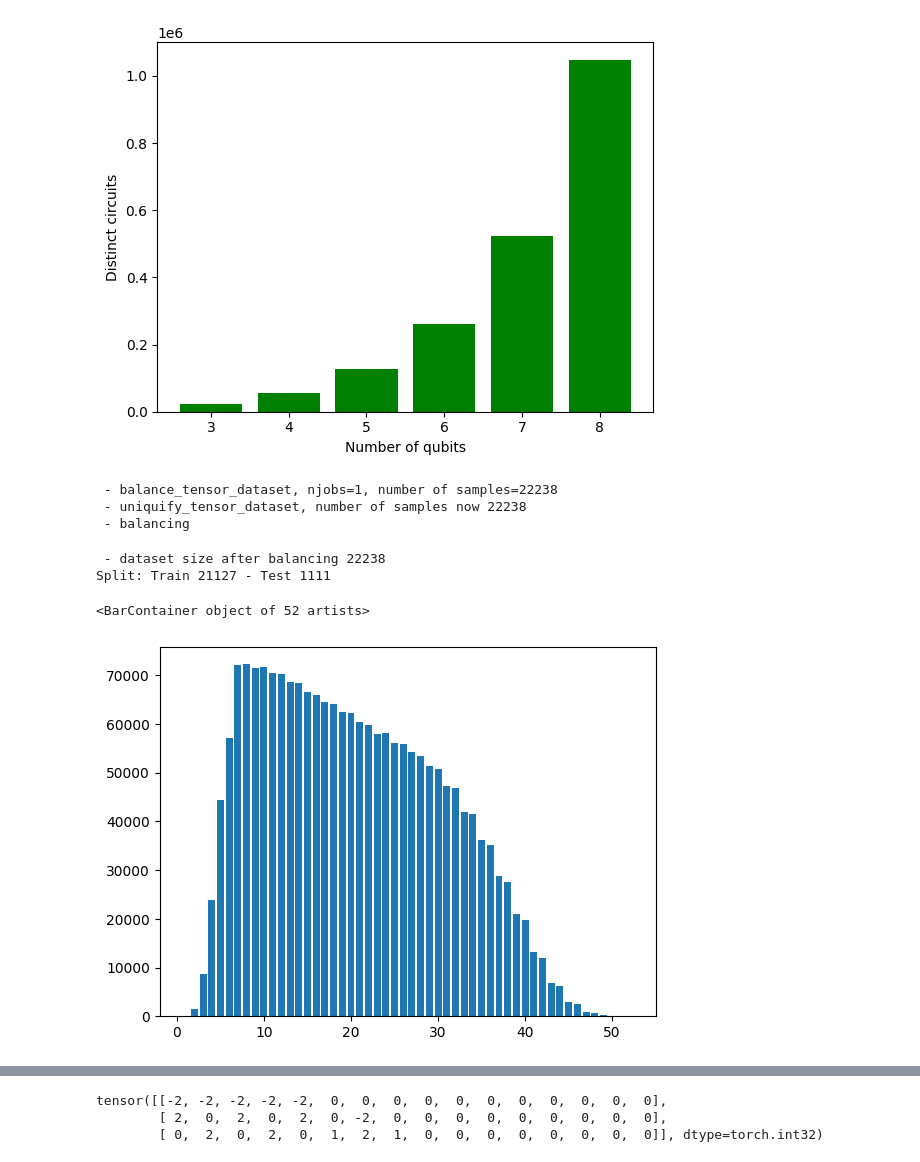
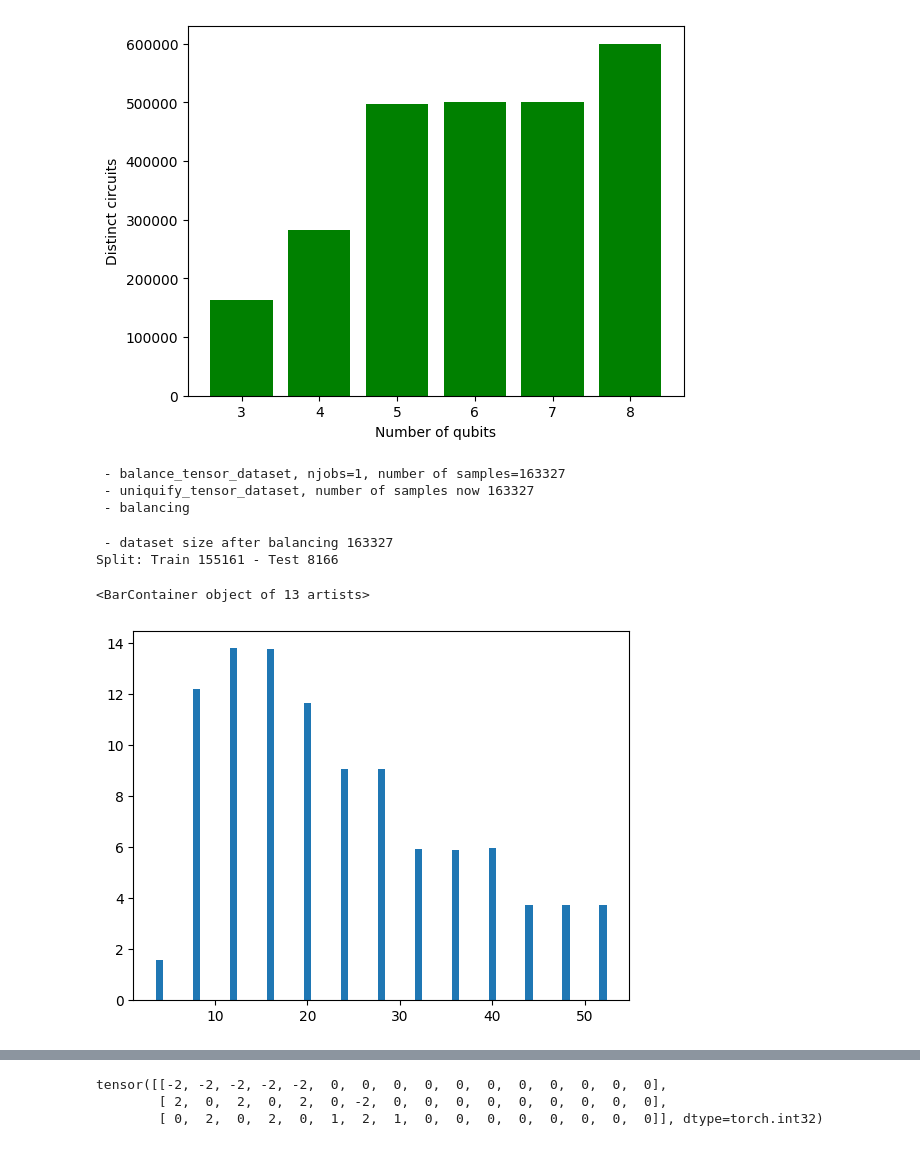
Before and after one commit to lionlion37/qcircuit-generation, a Jupyter notebook: notebooks/dataset_exploration.ipynb, the cells around one changed output, grey strips where cells are left out. Drawn from its saved outputs; the diff is of its cells as text; code cells hidden in the pictures.

```diff
--- a/notebooks/dataset_exploration.ipynb
+++ b/notebooks/dataset_exploration.ipynb
@@ -22,7 +22,8 @@ with initialize(version_base=None, config_path="../conf"):
 # dataset loading
 datasets = []
 for ds_name in ["srv_3q_dataset", "srv_4q_dataset", "srv_5q_dataset", "srv_6q_dataset", "srv_7q_dataset", "srv_8q_dataset"]:
-    dataset_path = f"../data/paper/{ds_name}"
+    dataset_path = f"../datasets/paper_quditkit/{ds_name}"
+    # dataset_path = f"../datasets/paper_qiskit/{ds_name}"
     dataset_loader = DatasetLoader(device="cpu", config=cfg)
     dataset = dataset_loader.load_dataset(dataset_path)
     datasets.append(dataset)
@@ -81,7 +82,7 @@ plt.ylabel("Distinct circuits")
 
 plt.show()
 # %% [output]
-[figure, old version]
+[figure, new version]
 # %%
 circuit_length_counts = dict()
 
@@ -120,16 +121,28 @@ mixed_dataset, _ = circuits_dataset.MixedCircuitsConfigDataset.from_datasets(
                                         **asdict(datasets[0].params_config),
                                         )
 # %% [output]
- - balance_tensor_dataset, njobs=1, number of samples=22238
- - uniquify_tensor_dataset, number of samples now 22238
+ - balance_tensor_dataset, njobs=1, number of samples=163327
+ - uniquify_tensor_dataset, number of samples now 163327
  - balancing
- - dataset size after balancing 22238
-Split: Train 21127 - Test 1111
+ - dataset size after balancing 163327
+Split: Train 155161 - Test 8166
 # %%
-plt.bar(circuit_length_counts.keys(), circuit_length_counts.values(), linewidth=1)
+total_samples = sum(count for count in circuit_length_counts.values())
+x_axis_vals = []
+y_axis_vals = []
+
+current_count = 0
+for key, val in circuit_length_counts.items():
+    current_count += val
+    if int(key)  % 4 == 0:
+        x_axis_vals.append(key)
+        y_axis_vals.append((current_count / total_samples) * 100)
+        current_count = 0
+
+plt.bar(x_axis_vals, y_axis_vals, linewidth=1)
 # %% [output]
-<BarContainer object of 52 artists>
+<BarContainer object of 13 artists>
-[figure, old version]
+[figure, new version]
 # %%
 srv_pattern = r"(\[.+\])"
 srv_counts = dict()
```
Also changed, not shown: parts of 3 cells of this notebook, 17 other files.
